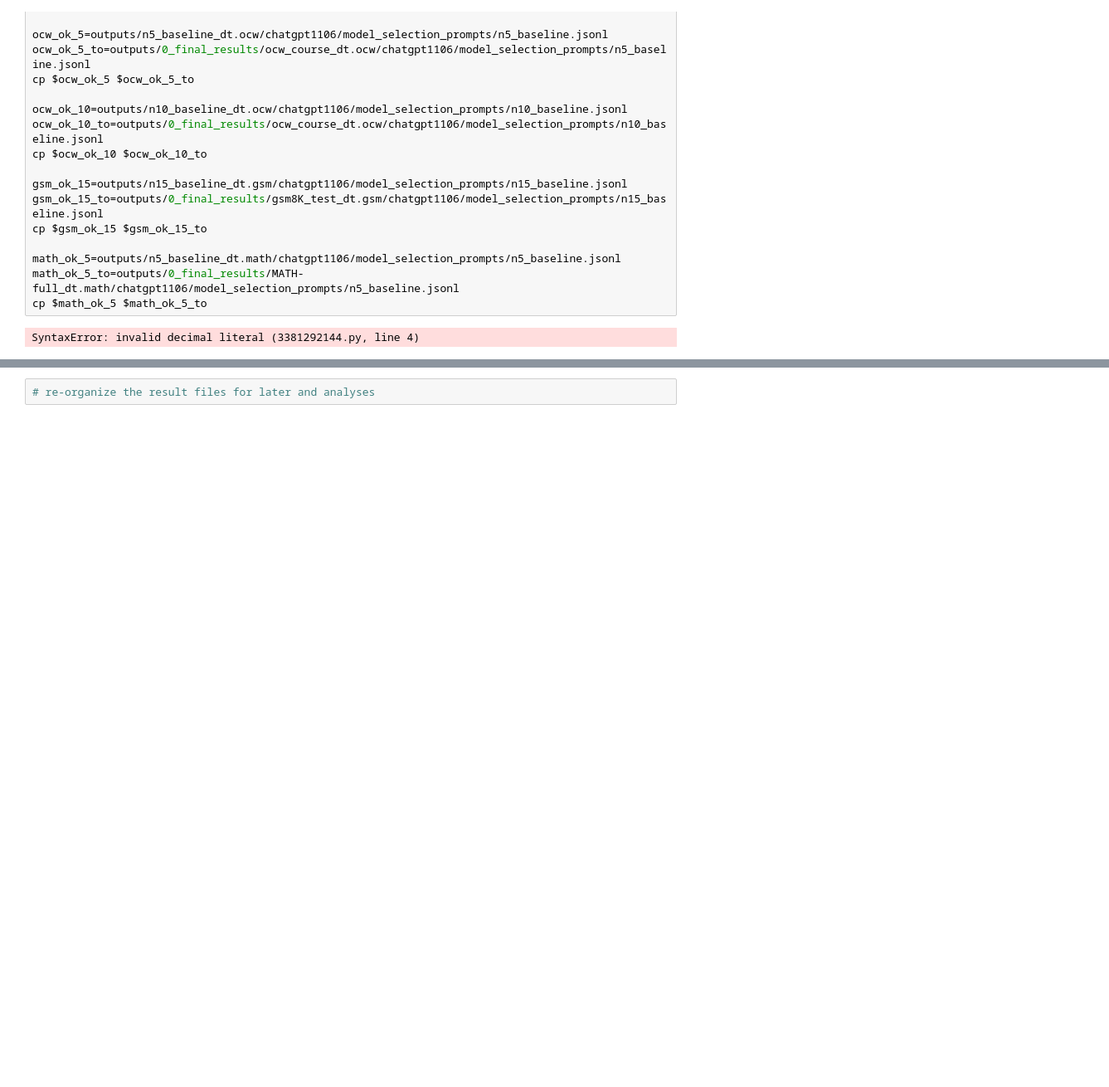
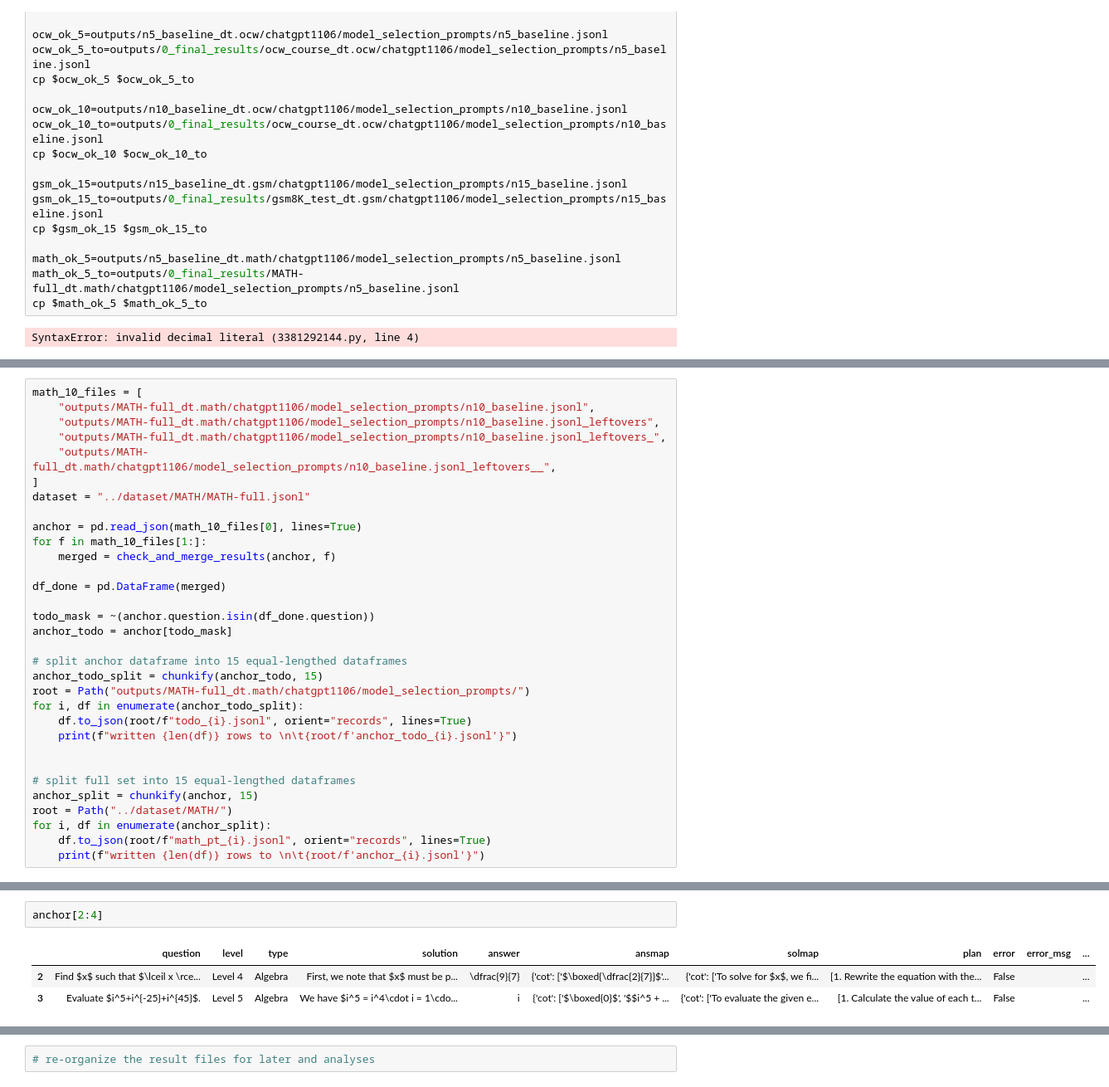
Before and after one commit to fgenie/rims_minimal, a Jupyter notebook: src/re_organizing_results.ipynb, the cells around one changed output, grey strips where cells are left out. Shown: that part at 83% size. Drawn from its saved outputs; the diff is of its cells as text; blank space fills up the shorter version.

```diff
--- a/src/re_organizing_results.ipynb
+++ b/src/re_organizing_results.ipynb
@@ -250,0 +266,32 @@ ROOTDIR.parts[1]
+# %%
+math_10_files = [
+    "outputs/MATH-full_dt.math/chatgpt1106/model_selection_prompts/n10_baseline.jsonl",
+    "outputs/MATH-full_dt.math/chatgpt1106/model_selection_prompts/n10_baseline.jsonl_leftovers",
+    "outputs/MATH-full_dt.math/chatgpt1106/model_selection_prompts/n10_baseline.jsonl_leftovers_",
+    "outputs/MATH-full_dt.math/chatgpt1106/model_selection_prompts/n10_baseline.jsonl_leftovers__",
+]
+dataset = "../dataset/MATH/MATH-full.jsonl"
+
+anchor = pd.read_json(math_10_files[0], lines=True)
+for f in math_10_files[1:]:
+    merged = check_and_merge_results(anchor, f)
+
+df_done = pd.DataFrame(merged)
+
+todo_mask = ~(anchor.question.isin(df_done.question))
+anchor_todo = anchor[todo_mask]
+
+# split anchor dataframe into 15 equal-lengthed dataframes
+anchor_todo_split = chunkify(anchor_todo, 15)
+root = Path("outputs/MATH-full_dt.math/chatgpt1106/model_selection_prompts/")
+for i, df in enumerate(anchor_todo_split):
+    df.to_json(root/f"todo_{i}.jsonl", orient="records", lines=True)
+    print(f"written {len(df)} rows to \n\t{root/f'anchor_todo_{i}.jsonl'}")
+
+
+# split full set into 15 equal-lengthed dataframes
+anchor_split = chunkify(anchor, 15)
+root = Path("../dataset/MATH/")
+for i, df in enumerate(anchor_split):
+    df.to_json(root/f"math_pt_{i}.jsonl", orient="records", lines=True)
+    print(f"written {len(df)} rows to \n\t{root/f'anchor_{i}.jsonl'}")
@@ -250,0 +316,6 @@ ROOTDIR.parts[1]
+# %%
+anchor[2:4]
+# %% [output]
+|  | question | level | type | solution | answer | ansmap | solmap | plan | error | error_msg | ... |
+| 2 | Find $x$ such that $\lceil x \rce... | Level 4 | Algebra | First, we note that $x$ must be p... | \dfrac{9}{7} | {'cot': ['$\boxed{\dfrac{2}{7}}$'... | {'cot': ['To solve for $x$, we fi... | [1. Rewrite the equation with the... | False |  | ... |
+| 3 | Evaluate $i^5+i^{-25}+i^{45}$. | Level 5 | Algebra | We have $i^5 = i^4\cdot i = 1\cdo... | i | {'cot': ['$\boxed{0}$', '$$i^5 + ... | {'cot': ['To evaluate the given e... | [1. Calculate the value of each t... | False |  | ... |
```
Also changed, not shown: parts of 7 cells of this notebook, 5 other files.
